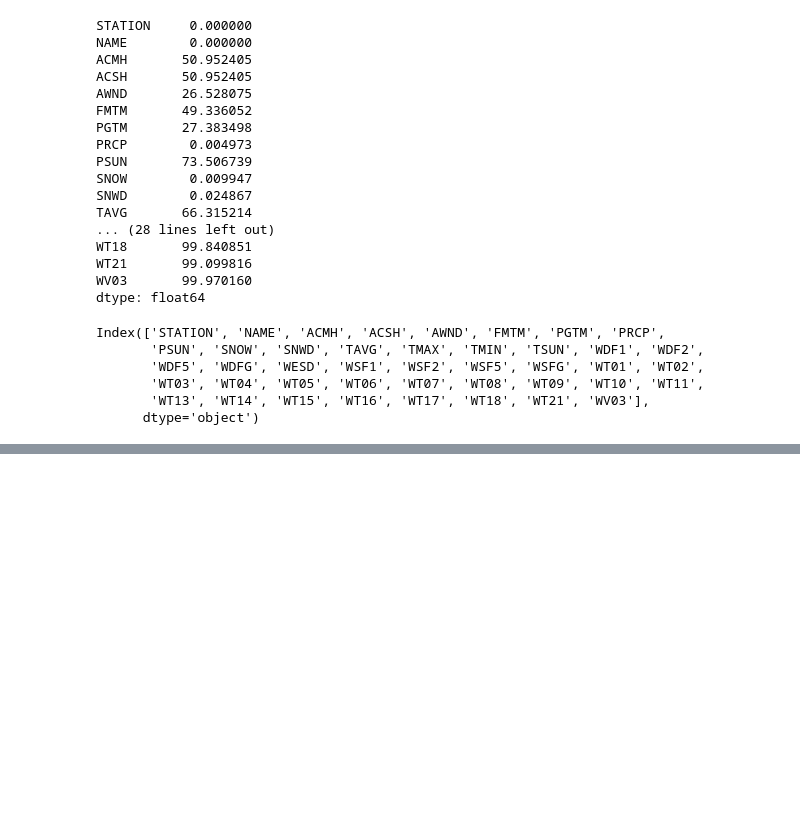
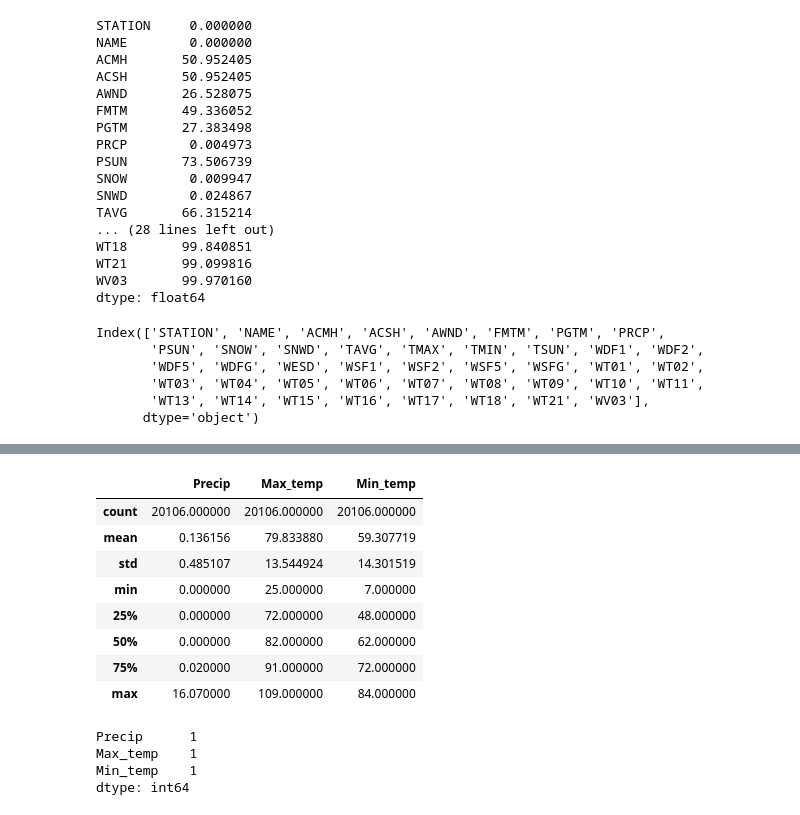
Before and after one commit to osoisi/Weather-Predictions--Houston, a Jupyter notebook: Houston airport data weather project.ipynb, the cells around one changed output, grey strips where cells are left out. Cells and saved outputs as stored; diff of their text form; code cells hidden in the pictures; blank space fills up the shorter version.

```diff
--- a/Houston airport data weather project.ipynb
+++ b/Houston airport data weather project.ipynb
@@ -99,0 +109,19 @@ core_weather = weather[['PRCP', 'SNOW', 'SNWD', 'TMAX', 'TMIN']].copy()
+# %%
+core_weather.describe()
+# %% [output]
+|  | Precip | Max_temp | Min_temp |
+| count | 20106.000000 | 20106.000000 | 20106.000000 |
+| mean | 0.136156 | 79.833880 | 59.307719 |
+| std | 0.485107 | 13.544924 | 14.301519 |
+| min | 0.000000 | 25.000000 | 7.000000 |
+| 25% | 0.000000 | 72.000000 | 48.000000 |
+| 50% | 0.000000 | 82.000000 | 62.000000 |
+| 75% | 0.020000 | 91.000000 | 72.000000 |
+| max | 16.070000 | 109.000000 | 84.000000 |
+# %%
+core_weather.isnull().sum()
+# %% [output]
+Precip      1
+Max_temp    1
+Min_temp    1
+dtype: int64
```
Also changed, not shown: parts of 21 cells of this notebook.
